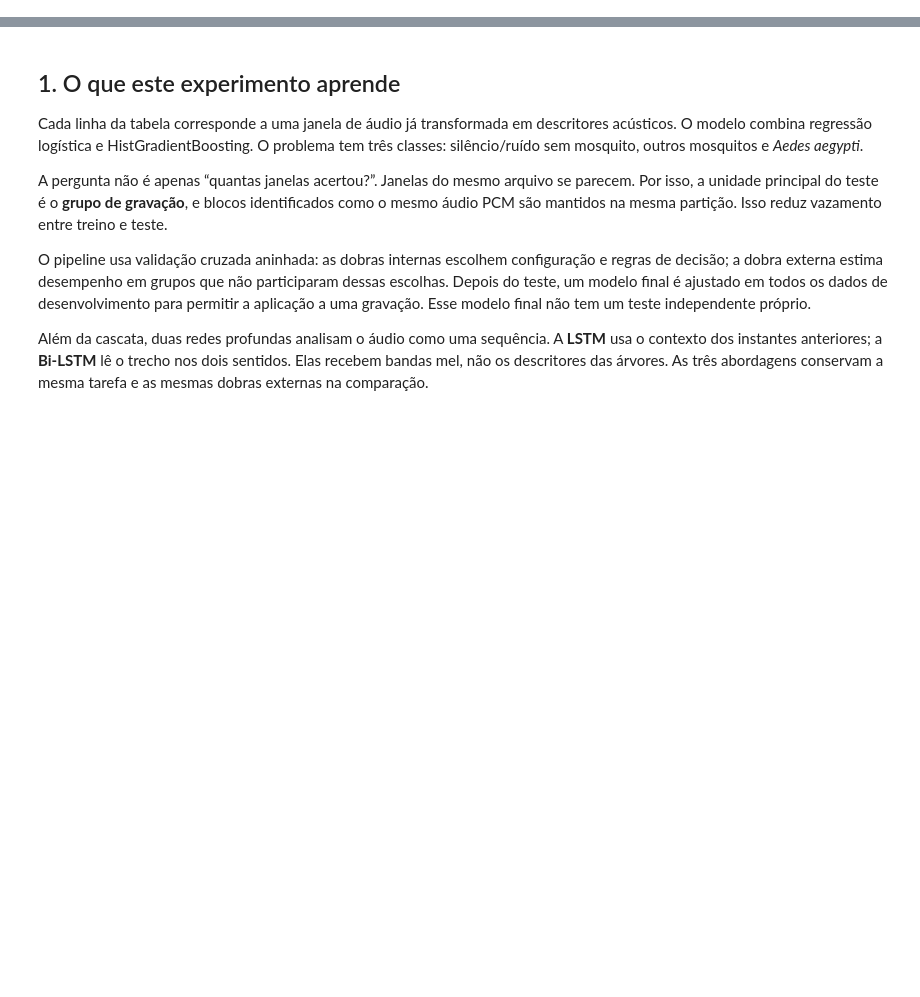
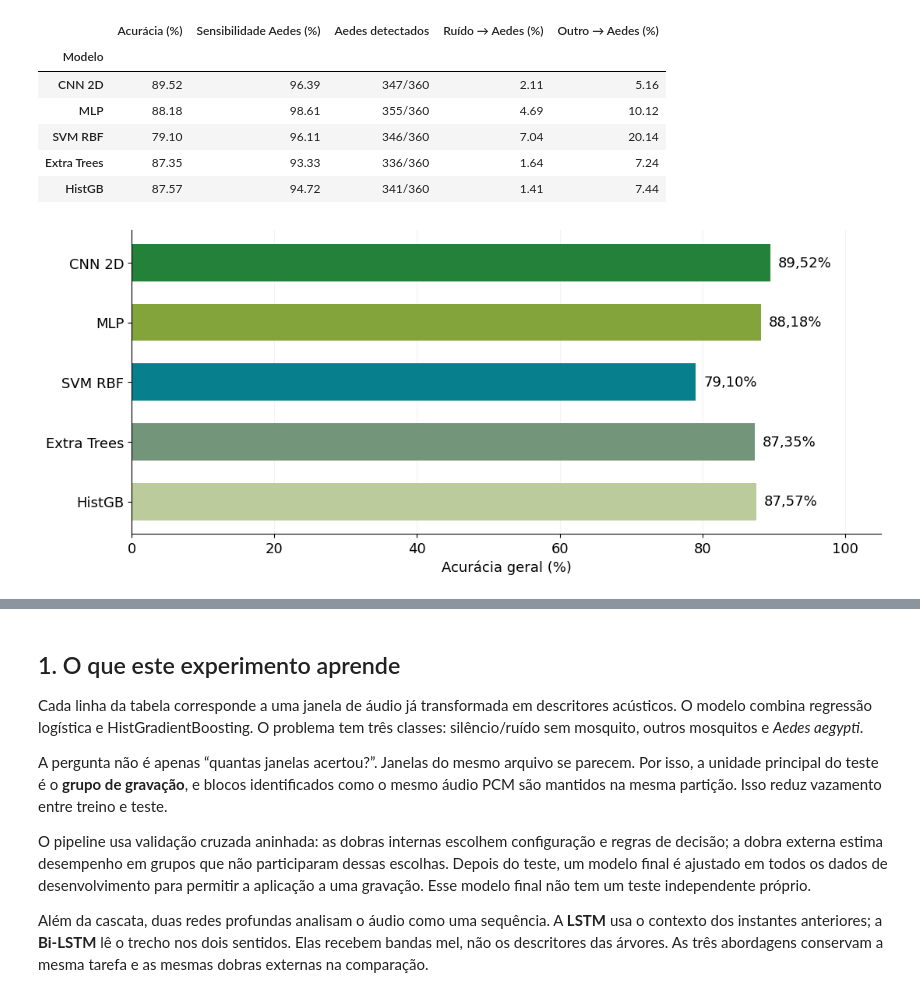
Before and after one commit to Lciarallo/mosquito-wingbeat, a Jupyter notebook: notebooks/detector_ternario_treinamento_teste_aplicacao.ipynb, the cells around one changed output, grey strips where cells are left out. Cells and saved outputs as stored; diff of their text form; code cells hidden in the pictures; blank space fills up the shorter version.

```diff
--- a/notebooks/detector_ternario_treinamento_teste_aplicacao.ipynb
+++ b/notebooks/detector_ternario_treinamento_teste_aplicacao.ipynb
@@ -8,0 +183,20 @@ As três saídas são `no_mosquito`, `other_mosquito` e `aedes_aegypti`. Este é
+# %%
+pattern_rows = []
+for name in PATTERN_MODELS:
+    v = PATTERN_REFERENCE["metrics"][name]["argmax"]["all"]
+    pattern_rows.append({"Modelo":PATTERN_NAMES[name], "Acurácia (%)":100*v["accuracy"],
+        "Sensibilidade Aedes (%)":100*v["aedes_recall"], "Aedes detectados":f'{v["aedes_tp"]}/{v["aedes_total"]}',
+        "Ruído → Aedes (%)":100*v["noise_fpr"], "Outro → Aedes (%)":100*v["other_fpr"]})
+pattern_results = pd.DataFrame(pattern_rows).set_index("Modelo")
+display(pattern_results.round(2))
+fig = pattern_figure(PATTERN_REFERENCE, "accuracy")
+plt.show()
+# %% [output]
+|  | Acurácia (%) | Sensibilidade Aedes (%) | Aedes detectados | Ruído → Aedes (%) | Outro → Aedes (%) |
+| Modelo |  |  |  |  |  |
+| CNN 2D | 89.52 | 96.39 | 347/360 | 2.11 | 5.16 |
+| MLP | 88.18 | 98.61 | 355/360 | 4.69 | 10.12 |
+| SVM RBF | 79.10 | 96.11 | 346/360 | 7.04 | 20.14 |
+| Extra Trees | 87.35 | 93.33 | 336/360 | 1.64 | 7.24 |
+| HistGB | 87.57 | 94.72 | 341/360 | 1.41 | 7.44 |
+[figure, added]
```
Also changed, not shown: parts of 37 cells of this notebook, 10 other files.
